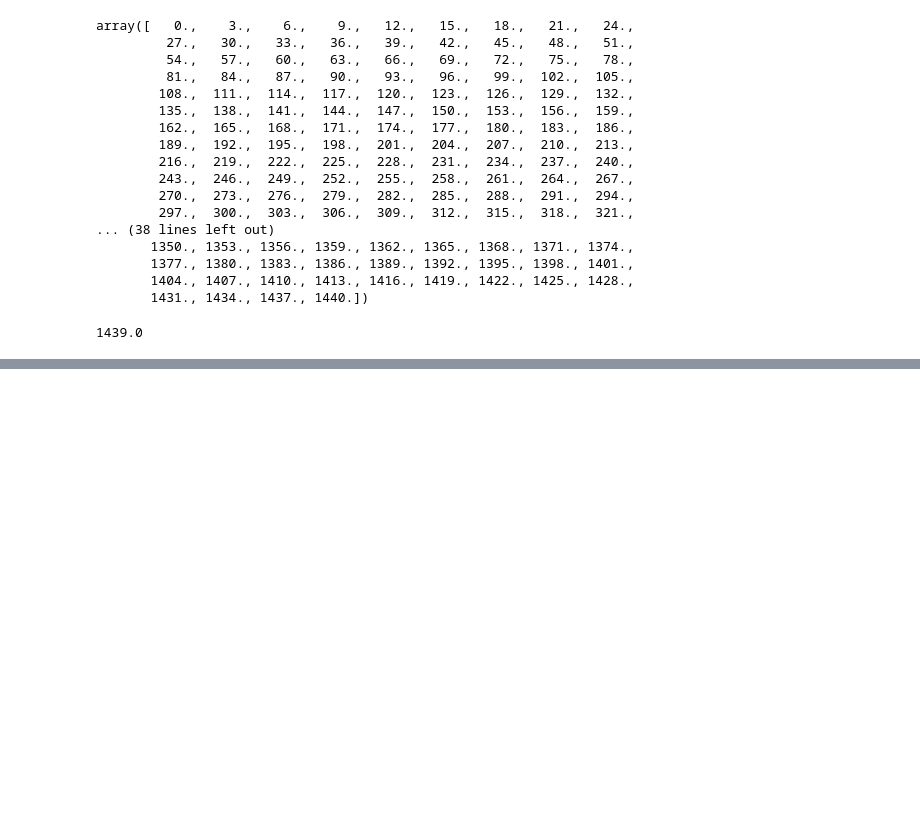
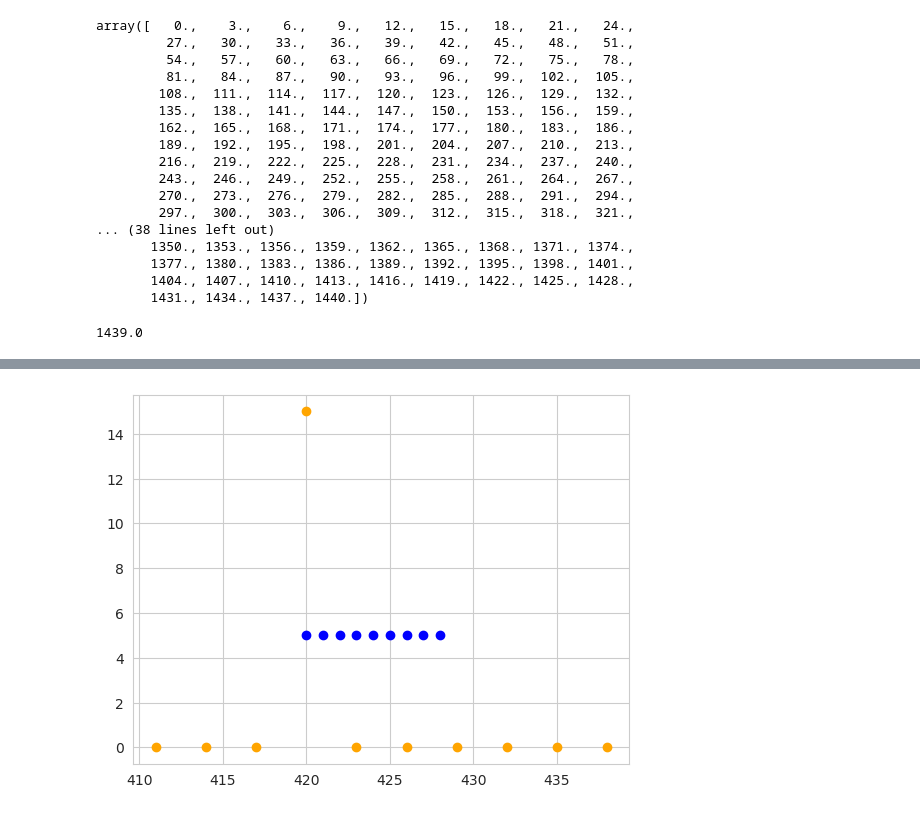
Before and after one commit to v15hv4/PINN-CGM, a Jupyter notebook: sg_model.ipynb, the cells around one changed output, grey strips where cells are left out. Saved outputs shown, nothing was run; the diff lists cells and outputs as text; code cells hidden in the pictures; blank space fills up the shorter version.

```diff
--- a/sg_model.ipynb
+++ b/sg_model.ipynb
@@ -225,0 +285,11 @@ cont_time[-1]
+# %%
+t_i, t_f = 410, 450
+data_mask = (data_t > t_i) & (data_t < t_f)
+CHO_mask = (CHO_events[:, 0] > t_i) & (CHO_events[:, 0] < t_f)
+insulin_mask = (insulin_events[:, 0] > t_i) & (insulin_events[:, 0] < t_f)
+# %%
+plt.scatter(data_t[data_mask], data_CHO[data_mask], color="orange")
+plt.scatter(CHO_events[:, 0][CHO_mask], CHO_events[:, 1][CHO_mask], color="blue")
+plt.show()
+# %% [output]
+[figure, added]
```
Also changed, not shown: parts of 31 cells of this notebook.
